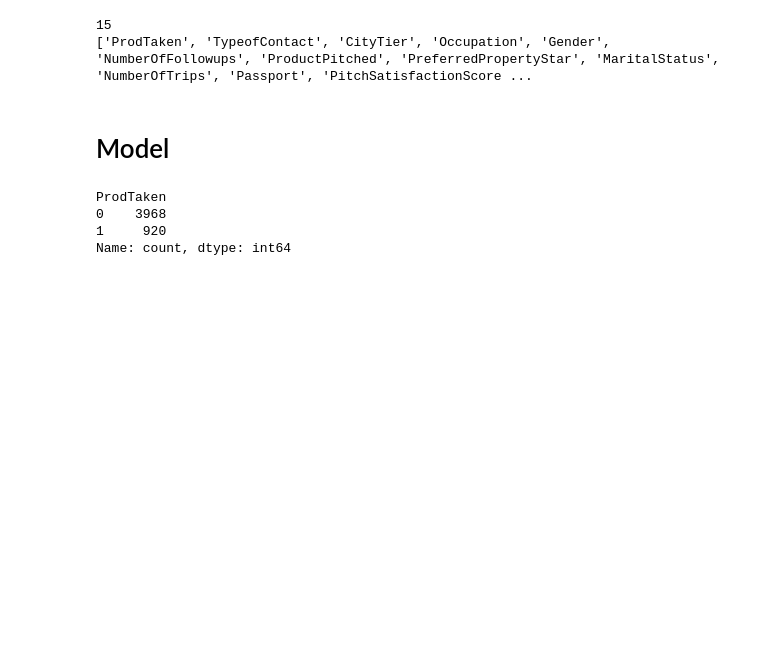
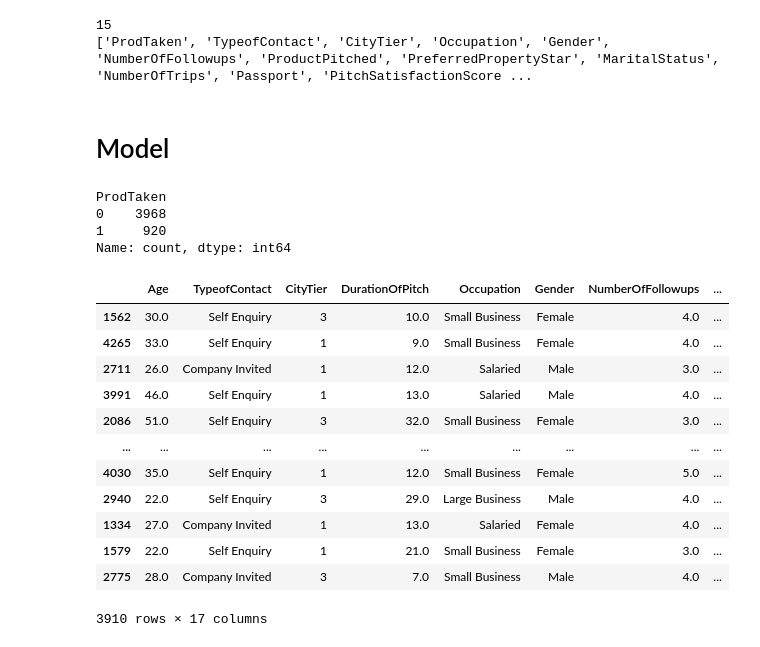
Before and after one commit to Luke1836/Python-projects, a Jupyter notebook: ML-projects/Train-Prediction/Code/model.ipynb, the cells around one changed output. Drawn from its saved outputs; the diff is of its cells as text; code cells hidden in the pictures; blank space fills up the shorter version.

Commit message:
Model Training

```diff
--- a/ML-projects/Train-Prediction/Code/model.ipynb
+++ b/ML-projects/Train-Prediction/Code/model.ipynb
@@ -186,3 +186,20 @@ ProdTaken
 0    3968
 1     920
 Name: count, dtype: int64
+# %%
+x_train, x_test, y_train, y_test = train_test_split(x, y, test_size=0.2, random_state=32)
+x_train
+# %% [output]
+|  | Age | TypeofContact | CityTier | DurationOfPitch | Occupation | Gender | NumberOfFollowups | ... |
+| 1562 | 30.0 | Self Enquiry | 3 | 10.0 | Small Business | Female | 4.0 | ... |
+| 4265 | 33.0 | Self Enquiry | 1 | 9.0 | Small Business | Female | 4.0 | ... |
+| 2711 | 26.0 | Company Invited | 1 | 12.0 | Salaried | Male | 3.0 | ... |
+| 3991 | 46.0 | Self Enquiry | 1 | 13.0 | Salaried | Male | 4.0 | ... |
+| 2086 | 51.0 | Self Enquiry | 3 | 32.0 | Small Business | Female | 3.0 | ... |
+| ... | ... | ... | ... | ... | ... | ... | ... | ... |
+| 4030 | 35.0 | Self Enquiry | 1 | 12.0 | Small Business | Female | 5.0 | ... |
+| 2940 | 22.0 | Self Enquiry | 3 | 29.0 | Large Business | Male | 4.0 | ... |
+| 1334 | 27.0 | Company Invited | 1 | 13.0 | Salaried | Female | 4.0 | ... |
+| 1579 | 22.0 | Self Enquiry | 1 | 21.0 | Small Business | Female | 3.0 | ... |
+| 2775 | 28.0 | Company Invited | 3 | 7.0 | Small Business | Male | 4.0 | ... |
+3910 rows × 17 columns
```
Also changed, not shown: parts of 4 cells of this notebook.
